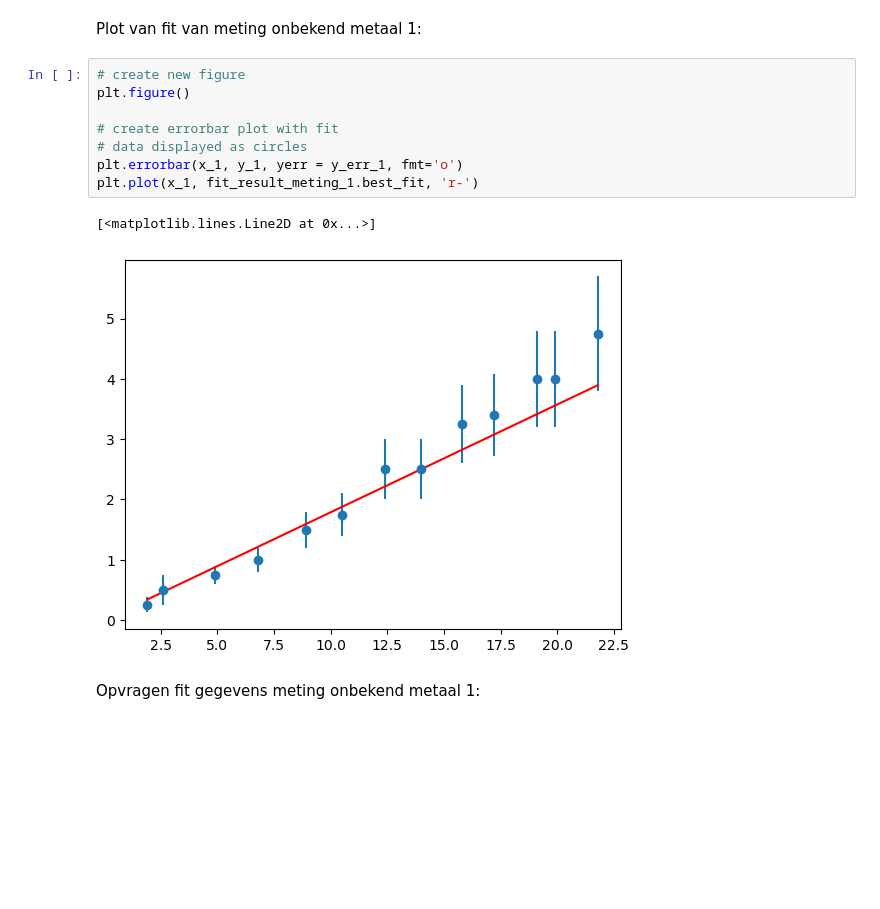
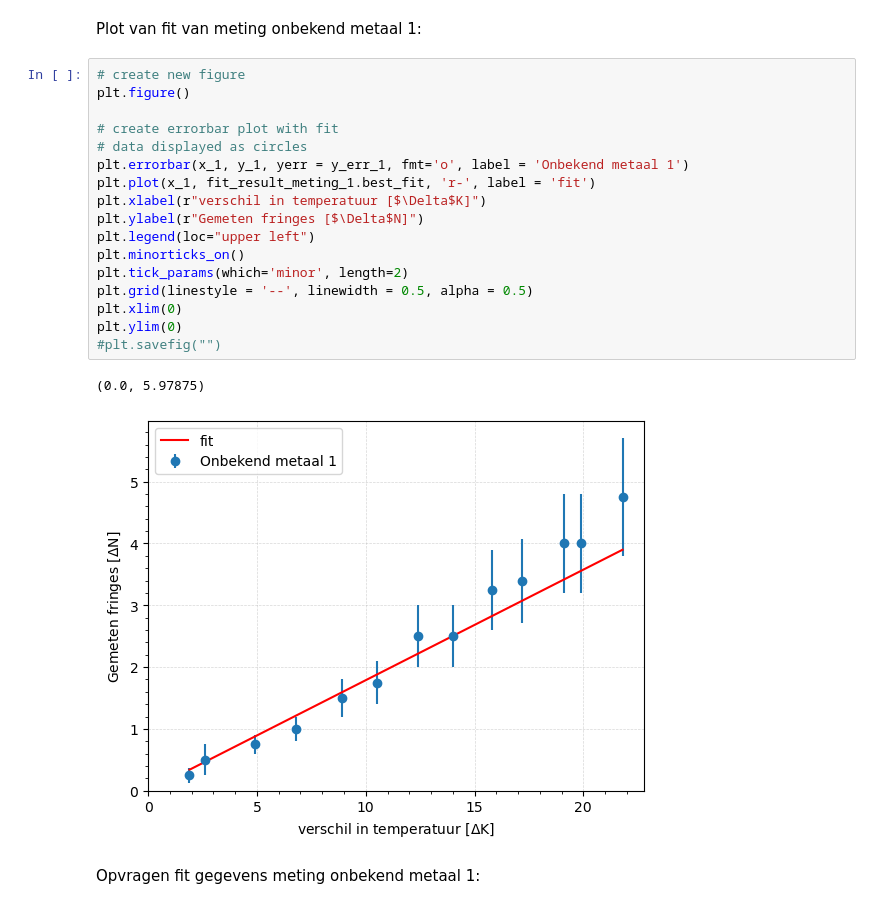
Before and after one commit to JasperNierse/Code-Backup, a Jupyter notebook: notebook_Michelson_Interferometer_NSP1_Experiment_2.ipynb, the cells around one changed output. Saved outputs shown, nothing was run; the diff lists cells and outputs as text; blank space fills up the shorter version.

```diff
--- a/notebook_Michelson_Interferometer_NSP1_Experiment_2.ipynb
+++ b/notebook_Michelson_Interferometer_NSP1_Experiment_2.ipynb
@@ -172,14 +170,23 @@ Plot van fit van meting onbekend metaal 1:
 # %%
 # create new figure
 plt.figure()
 
 # create errorbar plot with fit
 # data displayed as circles
-plt.errorbar(x_1, y_1, yerr = y_err_1, fmt='o')
-plt.plot(x_1, fit_result_meting_1.best_fit, 'r-')
+plt.errorbar(x_1, y_1, yerr = y_err_1, fmt='o', label = 'Onbekend metaal 1')
+plt.plot(x_1, fit_result_meting_1.best_fit, 'r-', label = 'fit')
+plt.xlabel(r"verschil in temperatuur [$\Delta$K]")
+plt.ylabel(r"Gemeten fringes [$\Delta$N]")
+plt.legend(loc="upper left")
+plt.minorticks_on()
+plt.tick_params(which='minor', length=2)
+plt.grid(linestyle = '--', linewidth = 0.5, alpha = 0.5)
+plt.xlim(0)
+plt.ylim(0)
+#plt.savefig("")
 # %% [output]
-[<matplotlib.lines.Line2D at 0x...>]
+(0.0, 5.97875)
-[figure, old version]
+[figure, new version]
 # %% [markdown]
 Opvragen fit gegevens meting onbekend metaal 1:
 # %%
```
Also changed, not shown: parts of 12 cells of this notebook.
